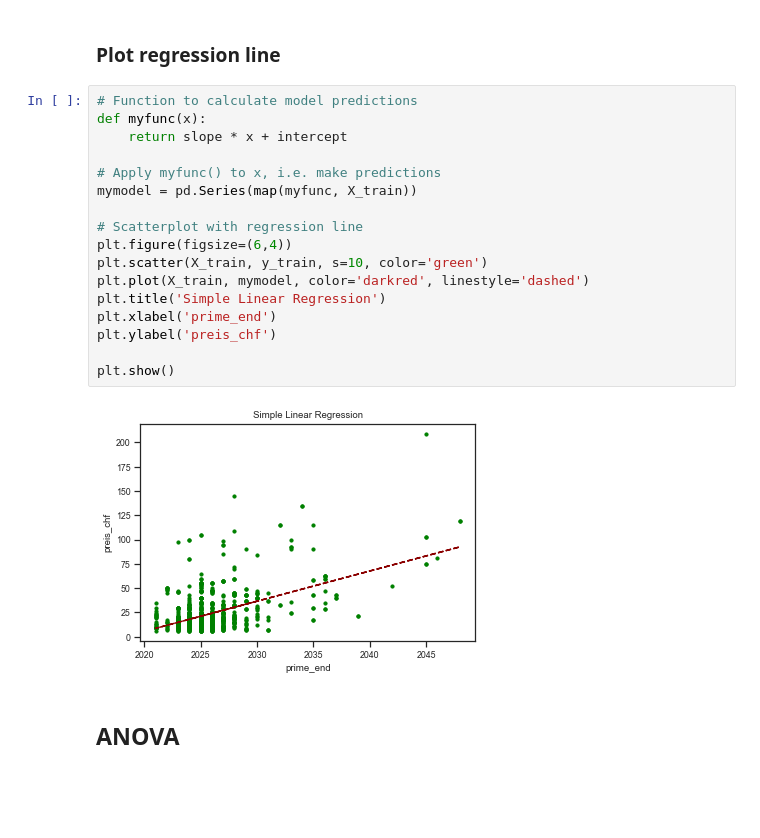
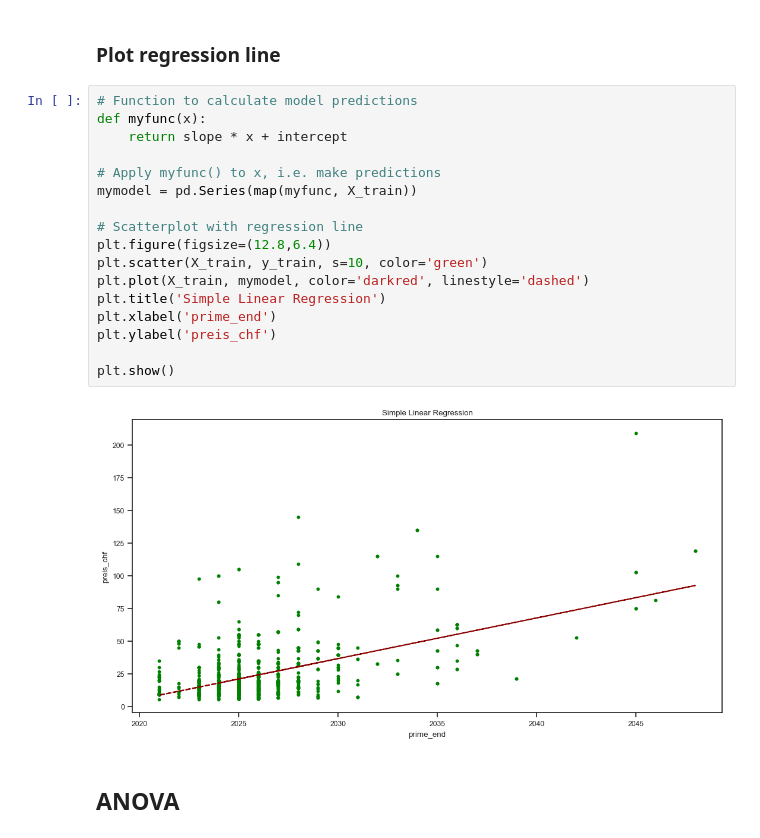
Before and after one commit to TobiasFatzer/data_analytics_final_project, a Jupyter notebook: 02_data_analyzation.ipynb, the cells around one changed output. Drawn from its saved outputs; the diff is of its cells as text; blank space fills up the shorter version.

```diff
--- a/02_data_analyzation.ipynb
+++ b/02_data_analyzation.ipynb
@@ -197,22 +197,22 @@ R-squared (coefficient of determination): 0.2547
 # %%
 # Function to calculate model predictions
 def myfunc(x):
     return slope * x + intercept
 
 # Apply myfunc() to x, i.e. make predictions
 mymodel = pd.Series(map(myfunc, X_train))
 
 # Scatterplot with regression line
-plt.figure(figsize=(6,4))
+plt.figure(figsize=(12.8,6.4))
 plt.scatter(X_train, y_train, s=10, color='green')
 plt.plot(X_train, mymodel, color='darkred', linestyle='dashed')
 plt.title('Simple Linear Regression')
 plt.xlabel('prime_end')
 plt.ylabel('preis_chf')
 
 plt.show()
 # %% [output]
-[figure, old version]
+[figure, new version]
 # %% [markdown]
 ## ANOVA
 # %%
```
Also changed, not shown: parts of 4 cells of this notebook.
